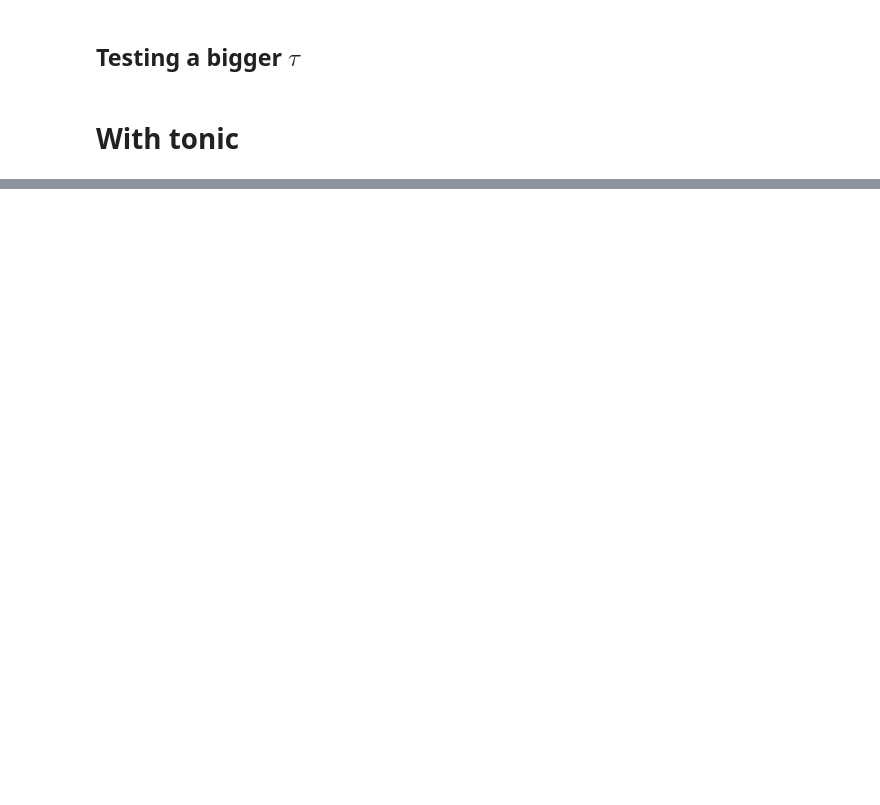
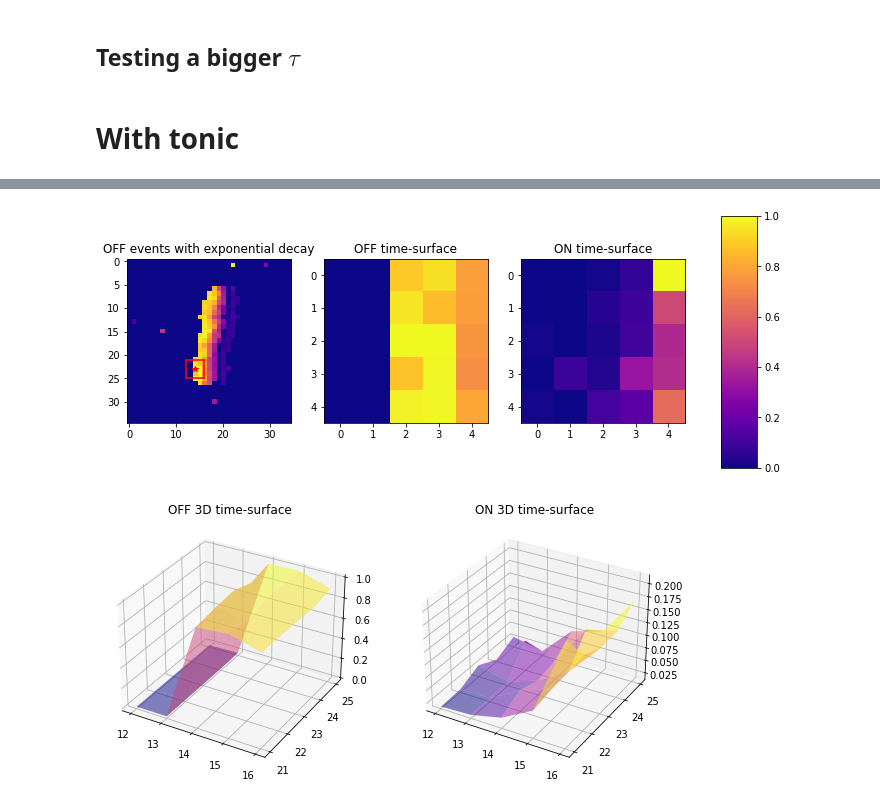
Before and after one commit to SpikeAI/HOTS, a Jupyter notebook: notebooks/BASICS_01_SpatioTemporalSurface.ipynb, the cells around one changed output, grey strips where cells are left out. Saved outputs shown, nothing was run; the diff lists cells and outputs as text; code cells hidden in the pictures; blank space fills up the shorter version.

```diff
--- a/notebooks/BASICS_01_SpatioTemporalSurface.ipynb
+++ b/notebooks/BASICS_01_SpatioTemporalSurface.ipynb
@@ -94,14 +102,17 @@ SpTetonic.plot3D()
 # %%
 iev = 0
-SpTetonic = TimeSurface(R=2,tau=20*10e3,camsize=[34,34])
+SpTetonic = TimeSurface(R=2,tau=50e3,camsize=[34,34])
 while iev<target_event:
     x,y,t,p = events[0][iev][learningset.ordering.find("x")].item(), \
                 events[0][iev][learningset.ordering.find("y")].item(), \
                 events[0][iev][learningset.ordering.find("t")].item(), \
                 events[0][iev][learningset.ordering.find("p")].item(),
     TS, activ = SpTetonic.addevent(x,y,t,p)
     iev+=1
 
 SpTetonic.plote()
 
 SpTetonic.plot3D()
+# %% [output]
+[figure, added]
+[figure, added]
```
Also changed, not shown: parts of 5 cells of this notebook, 15 other files.
